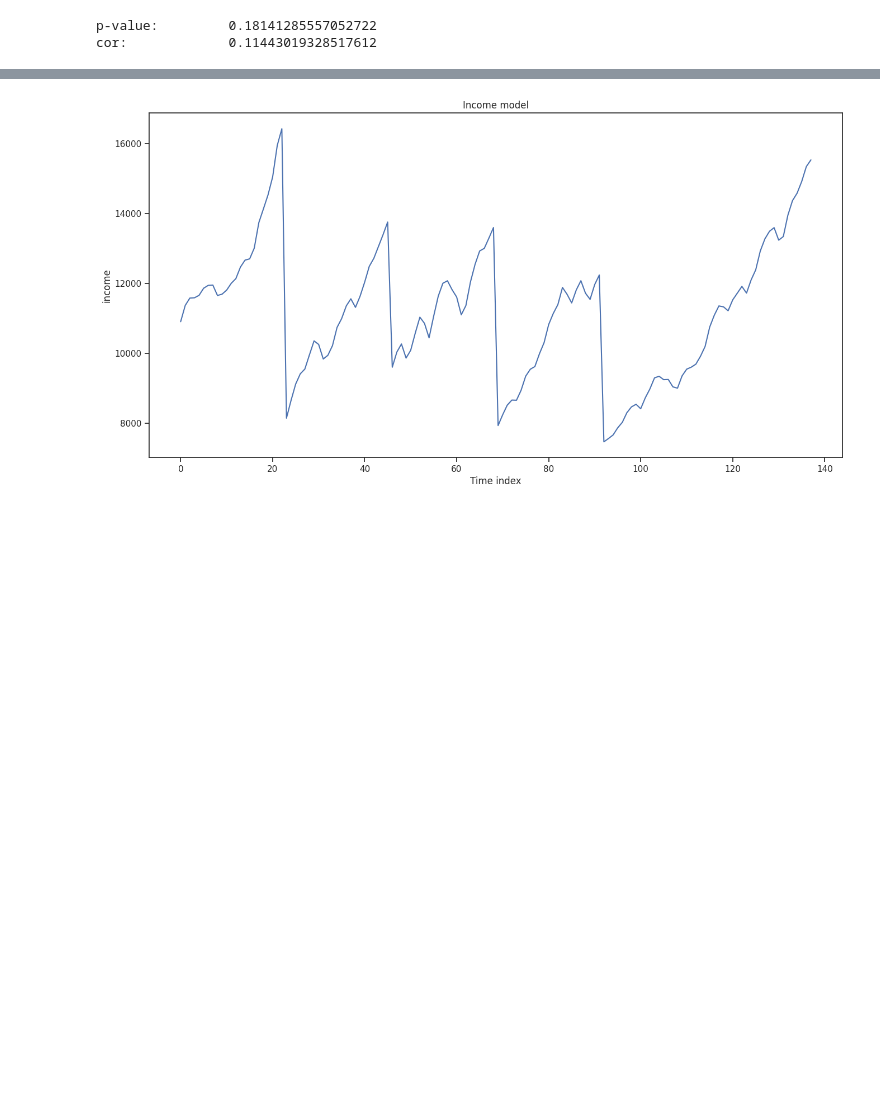
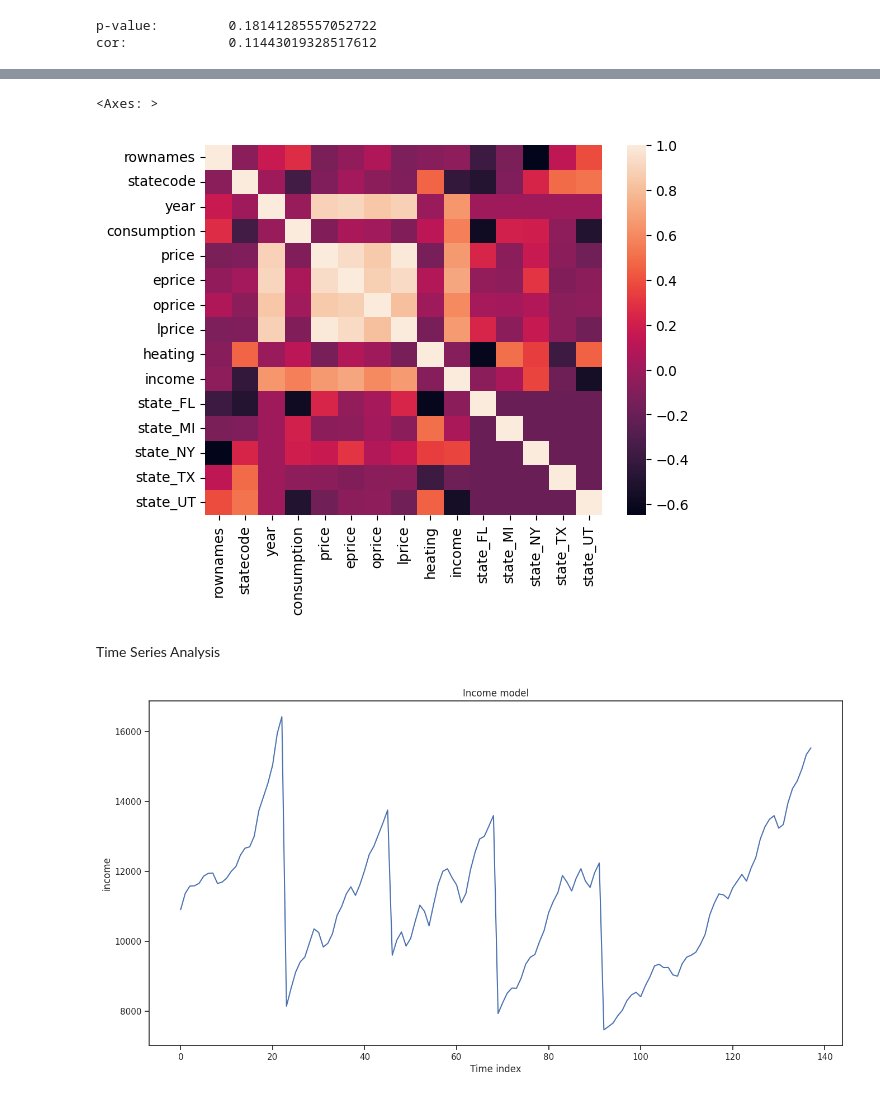
Before and after one commit to Manavgupta1612/EDA, a Jupyter notebook: DA.ipynb, the cells around one changed output, grey strips where cells are left out. Drawn from its saved outputs; the diff is of its cells as text; code cells hidden in the pictures; blank space fills up the shorter version.

```diff
--- a/DA.ipynb
+++ b/DA.ipynb
@@ -489,3 +489,12 @@ print("cor:\t\t", corr[0])
 # %% [output]
 p-value:         0.18141285557052722
 cor:             0.11443019328517612
+# %%
+# To find the correlation among the entire numerical records the columns using pearson method
+
+# Convert non-numeric columns to numeric using one-hot encoding
+df_enco = pd.get_dummies(data, drop_first=True)
+
+# Calculate the correlation matrix
+correlation = df_enco.corr(method='pearson')
+correlation
@@ -492,3 +518,11 @@ cor:             0.11443019328517612
+# %%
+#Visualize the above correlation analysis using a heatmap.
+sns.heatmap(correlation,xticklabels=correlation.columns,yticklabels=correlation.columns)
+# %% [output]
+<Axes: >
+[figure, added]
+# %% [markdown]
+Time Series Analysis
 # %%
 #use the seaborn library to plot the time series data for 'income'
 plt.figure(figsize=(16, 8))
```
Also changed, not shown: parts of 40 cells of this notebook.
